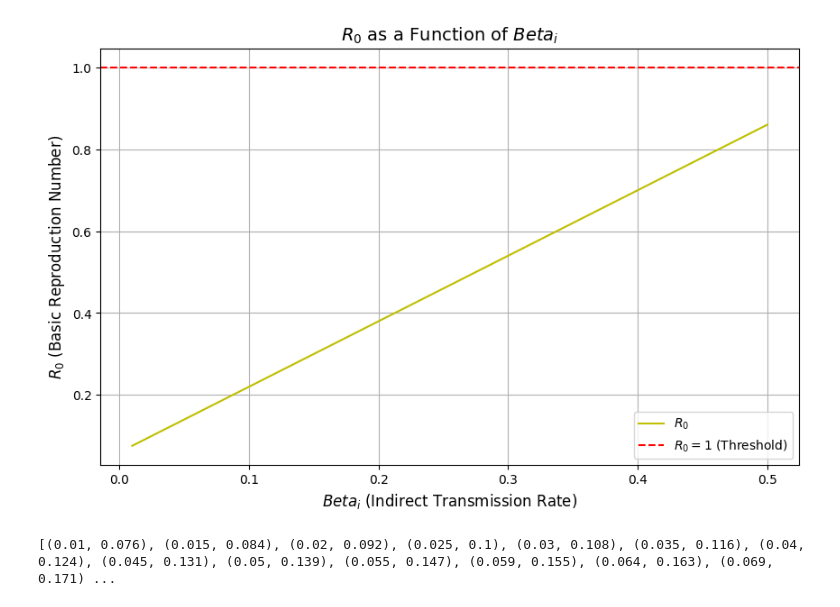
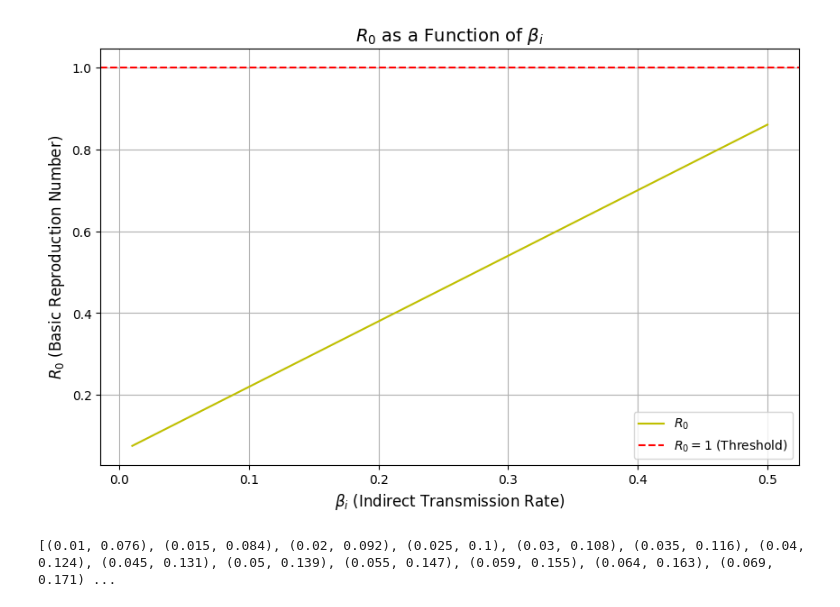
Before and after one commit to nazabu/WNS-Mathematical-Simulation, a Jupyter notebook: src/R0 vs Parameter/R0_Beta_i.ipynb, the cells around one changed output. Drawn from its saved outputs; the diff is of its cells as text; code cells hidden in the pictures.

```diff
--- a/src/R0 vs Parameter/R0_Beta_i.ipynb
+++ b/src/R0 vs Parameter/R0_Beta_i.ipynb
@@ -20,16 +20,16 @@ for beta_i in beta_i_range:
 # %%
 # Plot
 plt.figure(figsize=(10, 6))
 plt.plot(beta_i_range, R0_values, label=r'$R_0$', color='y')
 plt.axhline(y=1, color='r', linestyle='--', label=r'$R_0 = 1$ (Threshold)')
-plt.xlabel(r'$Beta_i$ (Indirect Transmission Rate)', fontsize=12)
+plt.xlabel(r'$β_i$ (Indirect Transmission Rate)', fontsize=12)
 plt.ylabel(r'$R_0$ (Basic Reproduction Number)', fontsize=12)
-plt.title(r'$R_0$ as a Function of $Beta_i$', fontsize=14)
+plt.title(r'$R_0$ as a Function of $β_i$', fontsize=14)
 plt.legend()
 plt.grid()
 plt.show()
 
 print([tuple((round(float(beta_i), 3), round(float(R0), 3))) for beta_i, R0 in zip(beta_i_range, R0_values)])
 # %% [output]
-[figure, old version]
+[figure, new version]
 [(0.01, 0.076), (0.015, 0.084), (0.02, 0.092), (0.025, 0.1), (0.03, 0.108), (0.035, 0.116), (0.04, 0.124), (0.045, 0.131), (0.05, 0.139), (0.055, 0.147), (0.059, 0.155), (0.064, 0.163), (0.069, 0.171) ...
```
